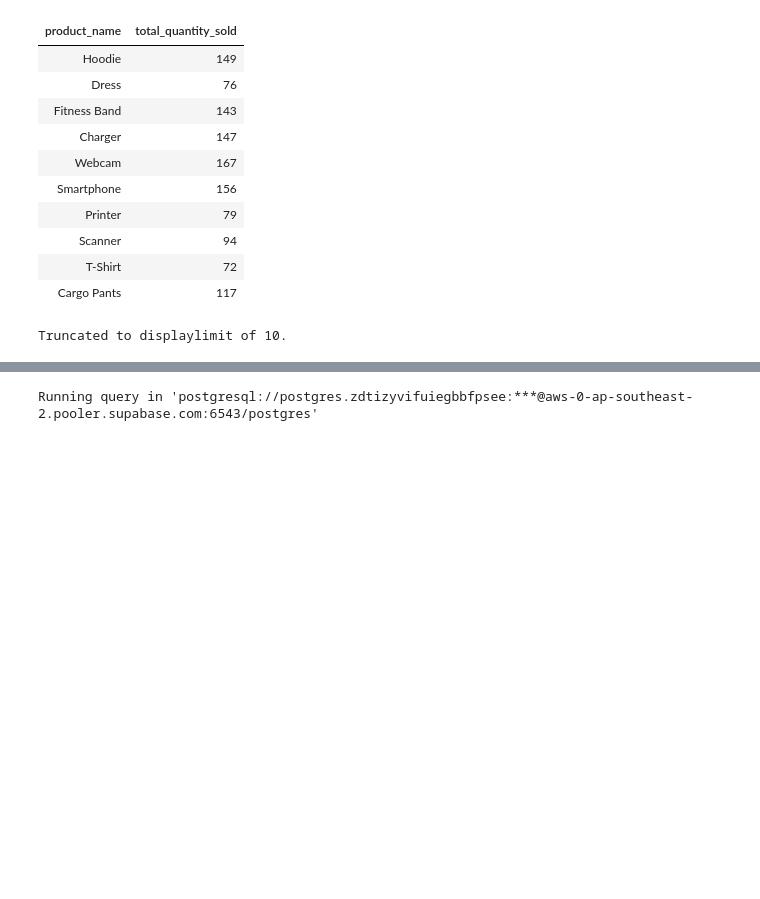
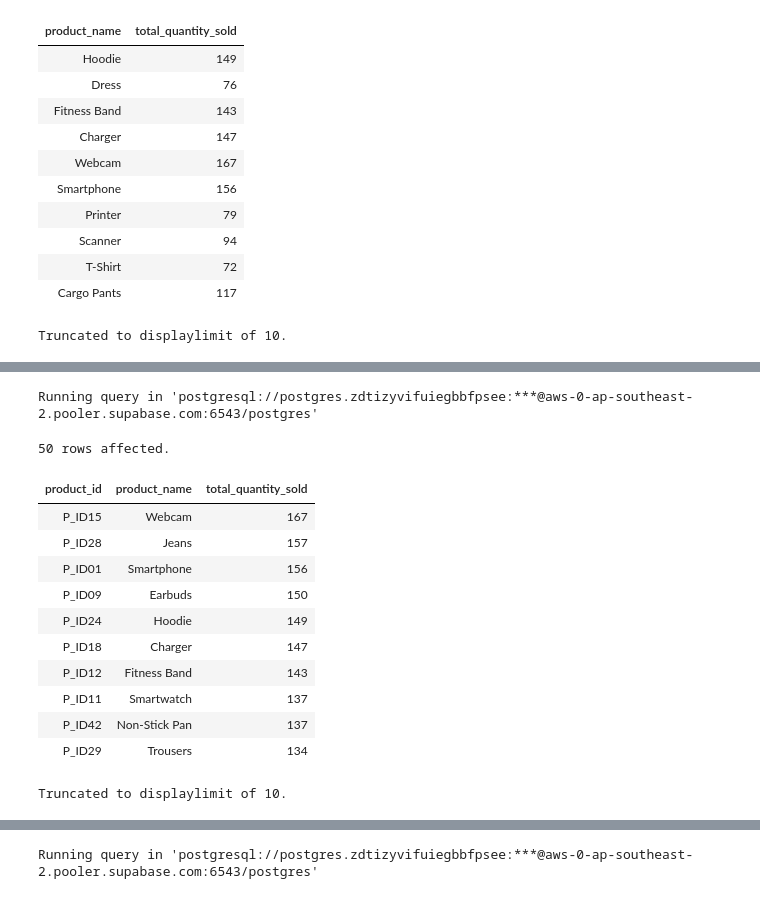
Before and after one commit to umesh-creates/sql_pandas_exercise_and_notes, a Jupyter notebook: retail_analysis exercise/left_join.ipynb, the cells around one changed output, grey strips where cells are left out. Saved outputs shown, nothing was run; the diff lists cells and outputs as text; code cells hidden in the pictures; blank space fills up the shorter version.

```diff
--- a/retail_analysis exercise/left_join.ipynb
+++ b/retail_analysis exercise/left_join.ipynb
@@ -316,0 +427,23 @@ Truncated to displaylimit of 10.
+# %%
+%%sql
+SELECT p.product_id, p.product_name, SUM(oi.quantity) AS total_quantity_sold
+FROM retail_analysis.products p
+JOIN retail_analysis.order_items oi
+ON p.product_id = oi.product_id
+GROUP BY p.product_id, p.product_name
+ORDER BY total_quantity_sold DESC;
+# %% [output]
+Running query in 'postgresql://postgres.zdtizyvifuiegbbfpsee:***@aws-0-ap-southeast-2.pooler.supabase.com:6543/postgres'
+50 rows affected.
+| product_id | product_name | total_quantity_sold |
+| P_ID15 | Webcam | 167 |
+| P_ID28 | Jeans | 157 |
+| P_ID01 | Smartphone | 156 |
+| P_ID09 | Earbuds | 150 |
+| P_ID24 | Hoodie | 149 |
+| P_ID18 | Charger | 147 |
+| P_ID12 | Fitness Band | 143 |
+| P_ID11 | Smartwatch | 137 |
+| P_ID42 | Non-Stick Pan | 137 |
+| P_ID29 | Trousers | 134 |
+Truncated to displaylimit of 10.
```
Also changed, not shown: parts of 17 cells of this notebook.
